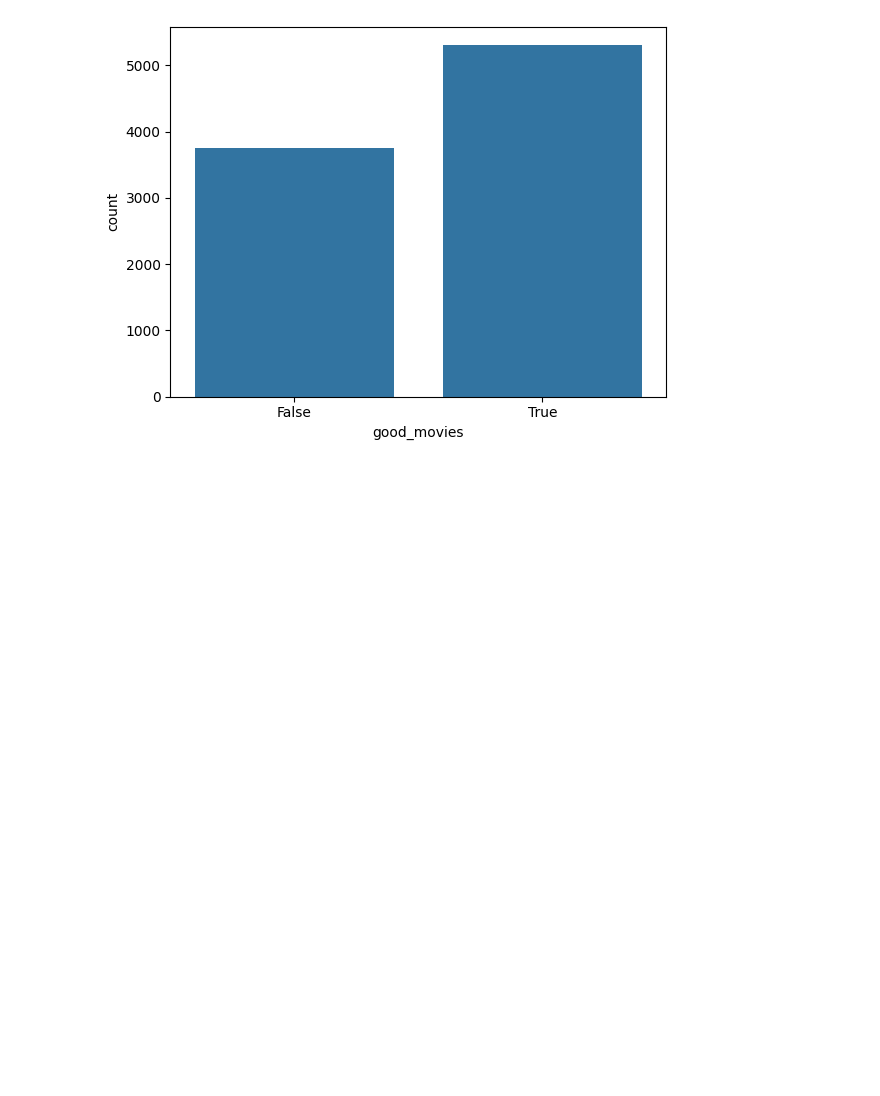
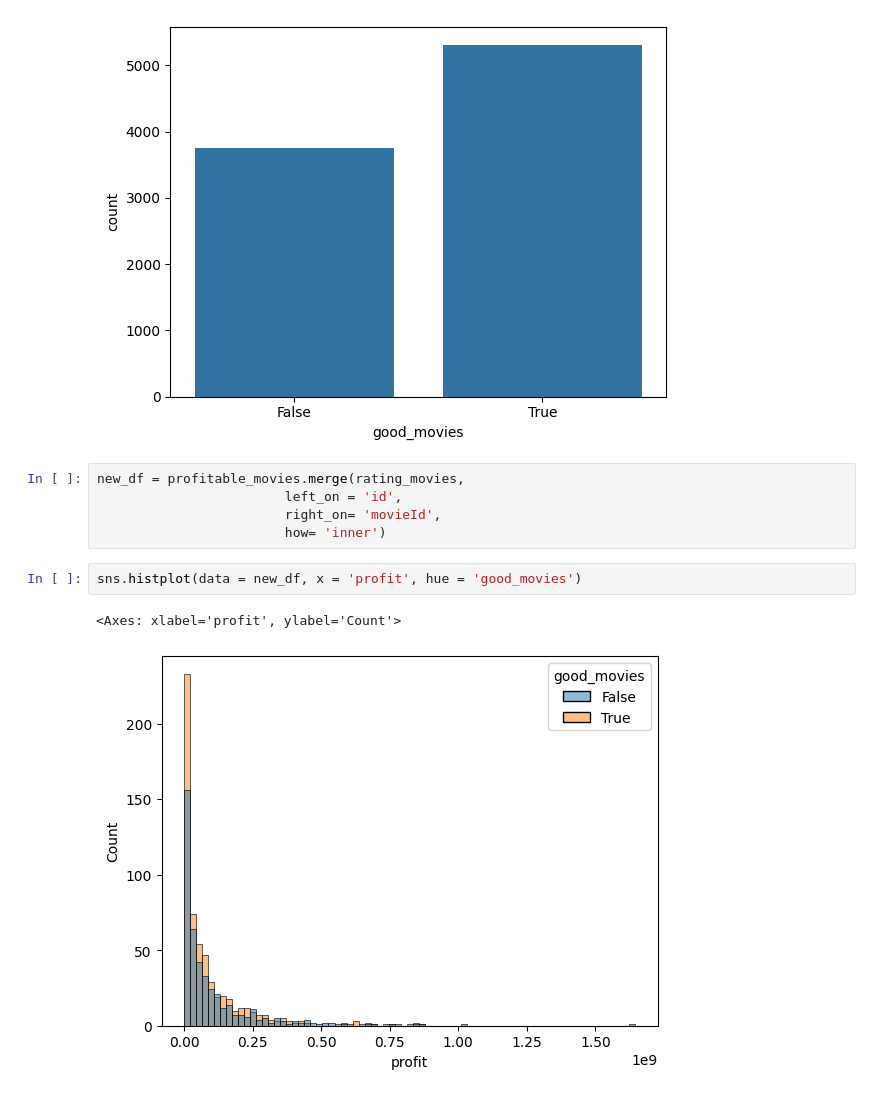
Before and after one commit to sitimustikaayu/Python_DataScientist, a Jupyter notebook: Google_Drive_Import.ipynb, the cells around one changed output. Saved outputs shown, nothing was run; the diff lists cells and outputs as text; blank space fills up the shorter version.

```diff
--- a/Google_Drive_Import.ipynb
+++ b/Google_Drive_Import.ipynb
@@ -884,3 +884,13 @@ sns.countplot(data = rating_movies, x = 'good_movies')
 # %% [output]
 <Axes: xlabel='good_movies', ylabel='count'>
 [figure]
+# %%
+new_df = profitable_movies.merge(rating_movies,
+                        left_on = 'id',
+                        right_on= 'movieId',
+                        how= 'inner')
+# %%
+sns.histplot(data = new_df, x = 'profit', hue = 'good_movies')
+# %% [output]
+<Axes: xlabel='profit', ylabel='Count'>
+[figure, added]
```
Also changed, not shown: parts of 26 cells of this notebook.
